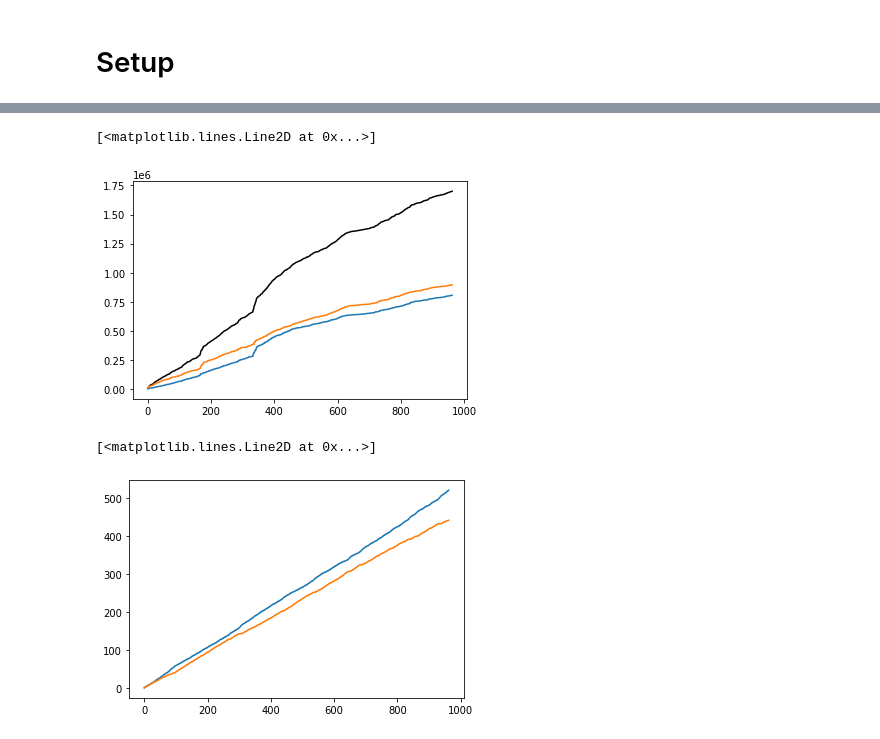
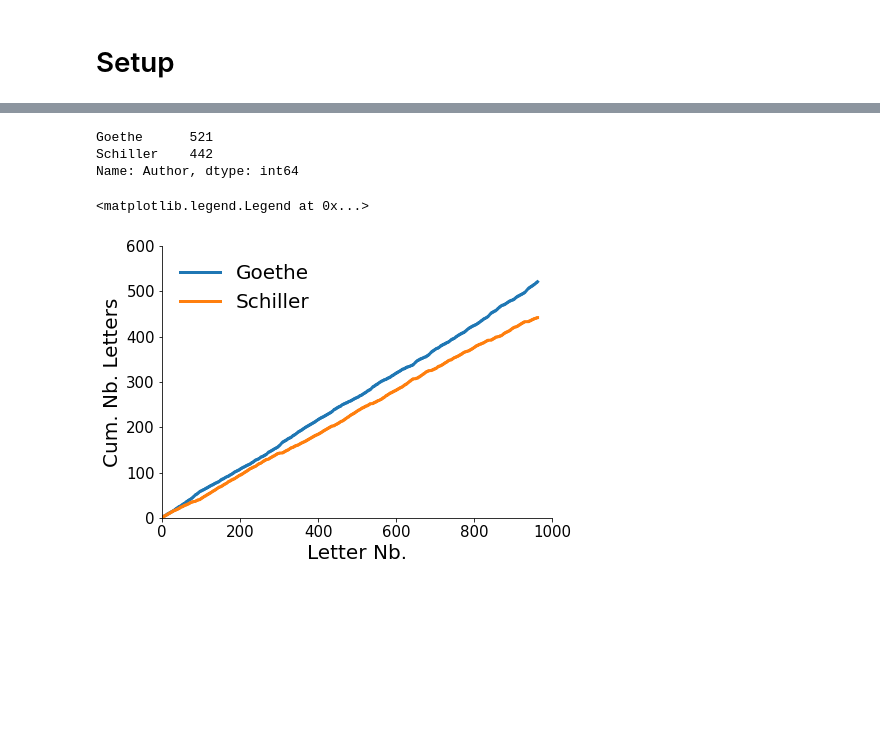
Before and after one commit to Ma-Fi-94/letters, a Jupyter notebook: Descriptive.ipynb, the cells around one changed output, grey strips where cells are left out. Drawn from its saved outputs; the diff is of its cells as text; code cells hidden in the pictures; blank space fills up the shorter version.

```diff
--- a/Descriptive.ipynb
+++ b/Descriptive.ipynb
@@ -42,18 +23,26 @@ sns.violinplot(x=df.Author, y=df.length)
-# %%
-df["cum_words"] = np.cumsum(df.length)
-df["cum_words_G"] = np.cumsum([length if author == "Goethe" else 0 for (length, author) in zip(df.length, df.Author)])
-df["cum_words_S"] = np.cumsum([length if author == "Schiller" else 0 for (length, author) in zip(df.length, df.Author)])
-plt.plot(df.cum_words, c="black")
-plt.plot(df.cum_words_G)
-plt.plot(df.cum_words_S)
-# %% [output]
-[<matplotlib.lines.Line2D at 0x...>]
-[figure, old version]
 # %%
+# Sum of letters written by G. and S. respectively:
+print(df.Author.value_counts())
+
+# Calculate cumulative numbers of letters written by G. and S. over time
 df["cum_counts_G"] = np.cumsum([1 if author == "Goethe" else 0 for author in df.Author])
 df["cum_counts_S"] = np.cumsum([1 if author == "Schiller" else 0 for author in df.Author])
-plt.plot(df.cum_counts_G)
-plt.plot(df.cum_counts_S)
+
+# Generate plot and make visually more pleasing
+fig, ax = plt.subplots(1,1,figsize=(7,5))
+ax.set_xlabel("Letter Nb.", size=20)
+ax.set_ylabel("Cum. Nb. Letters", size=20)
+ax.tick_params(axis='both', which='major', labelsize=15)
+ax.spines["top"].set_visible(False)
+ax.spines["right"].set_visible(False)
+ax.plot(df.cum_counts_G, lw=3, label="Goethe")
+ax.plot(df.cum_counts_S, lw=3, label="Schiller")
+ax.set_xlim((0,1000))
+ax.set_ylim((0,600))
+ax.legend(loc=2, frameon=False, fontsize=20)
 # %% [output]
-[<matplotlib.lines.Line2D at 0x...>]
+Goethe      521
+Schiller    442
+Name: Author, dtype: int64
+<matplotlib.legend.Legend at 0x...>
-[figure, old version]
+[figure, new version]
```
Also changed, not shown: parts of 8 cells of this notebook.
